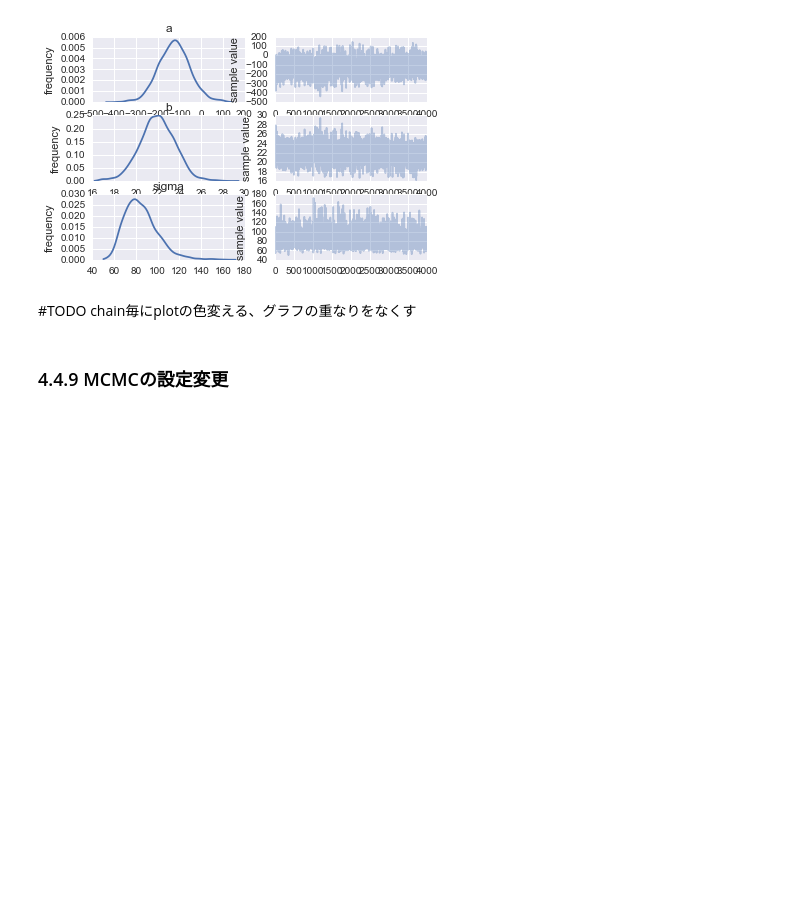
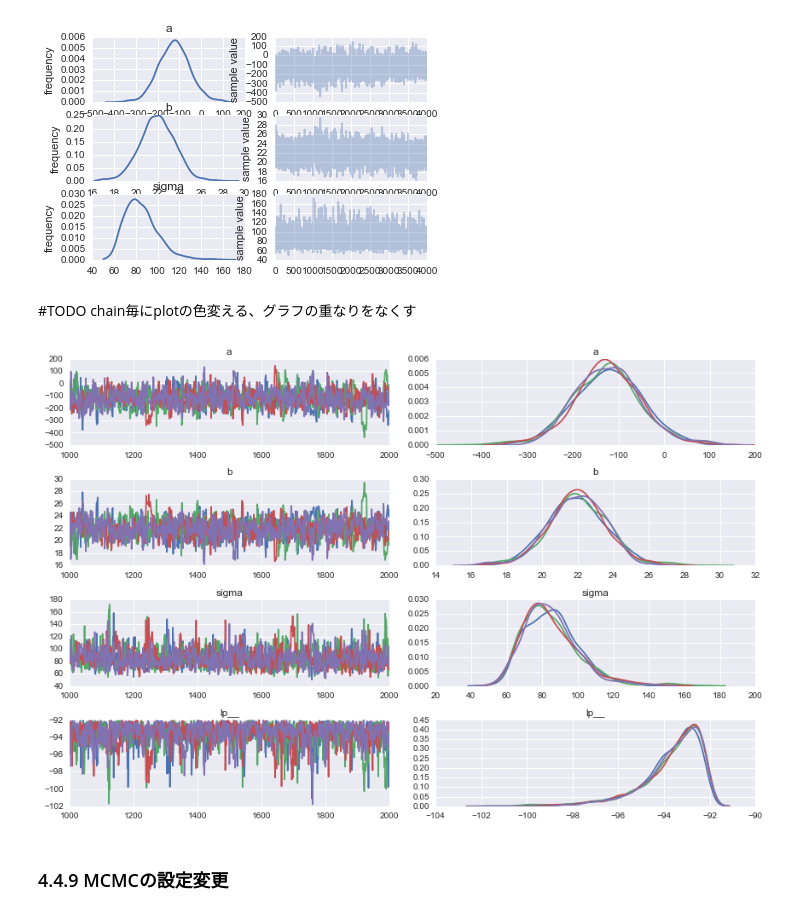
Before and after one commit to hmj/r-stan-stats-modeling-in-python, a Jupyter notebook: chap04/ohnishi/chapter4.ipynb, the cells around one changed output. Saved outputs shown, nothing was run; the diff lists cells and outputs as text; code cells hidden in the pictures; blank space fills up the shorter version.

```diff
--- a/chap04/ohnishi/chapter4.ipynb
+++ b/chap04/ohnishi/chapter4.ipynb
@@ -120,6 +131,35 @@ fit.plot()
 [figure]
 # %% [markdown]
 #TODO chain毎にplotの色変える、グラフの重なりをなくす
+# %%
+# modify the plot
+# http://statmodeling.hatenablog.com/entry/pystan-rstanbook-chap5-1より拝借
+def plot_mcmc(fit):
+    palette = sns.color_palette()
+    ms = fit.extract(permuted=False, inc_warmup=True)
+    iter_from = fit.sim['warmup']
+    iter_to = fit.sim['iter']
+    iter_range = np.arange(iter_from, ms.shape[0])
+    paraname = fit.sim['fnames_oi']
+    num_pages = math.ceil(len(paraname)/4)
+    for pg in range(num_pages):
+        plt.figure(figsize=(12,8))
+        for pos in range(4):
+            pi = pg*4 + pos
+            if pi >= len(paraname): break
+            plt.subplot(4, 2, 2*pos+1)
+            plt.tight_layout()
+            [plt.plot(iter_range + 1, ms[iter_range,ci,pi], color=palette[ci]) for ci in range(ms.shape[1])]
+            plt.title(paraname[pi])
+            plt.subplot(4, 2, 2*(pos+1))
+            plt.tight_layout()
+            [sns.kdeplot(ms[iter_range,ci,pi], color=palette[ci]) for ci in range(ms.shape[1])]
+            plt.title(paraname[pi])
+        plt.show()
+
+plot_mcmc(fit)
+# %% [output]
+[figure, added]
 # %% [markdown]
 ### 4.4.9 MCMCの設定変更
 # %%
```
Also changed, not shown: parts of 20 cells of this notebook, 2 other files.
